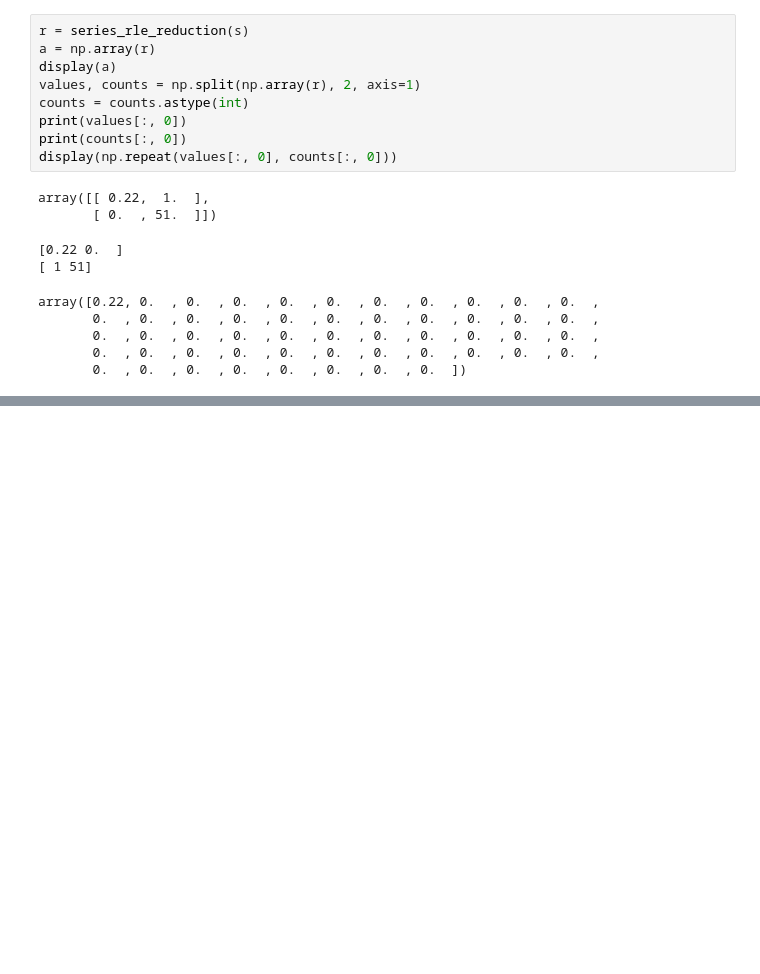
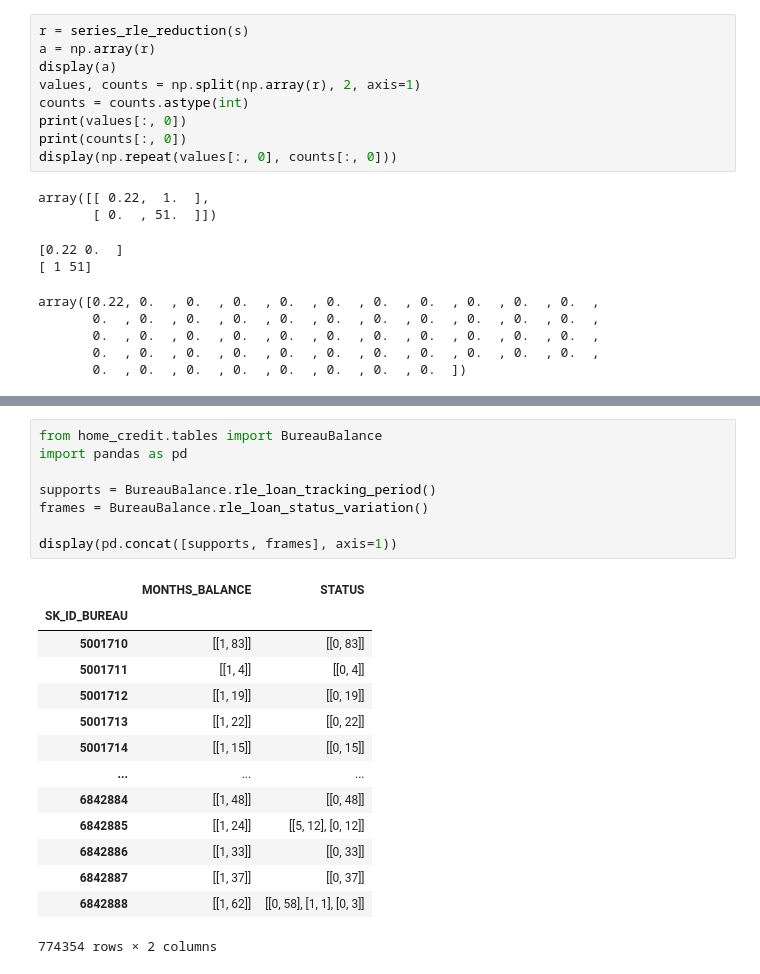
Before and after one commit to Franck-PepperLabs/pepper_credit_scoring_tool, a Jupyter notebook: notebooks/_lib/pepper/rle.ipynb, the cells around one changed output, grey strips where cells are left out. Drawn from its saved outputs; the diff is of its cells as text; blank space fills up the shorter version.

```diff
--- a/notebooks/_lib/pepper/rle.ipynb
+++ b/notebooks/_lib/pepper/rle.ipynb
@@ -377,0 +661,23 @@ print(result_values)
+# %%
+from home_credit.tables import BureauBalance
+import pandas as pd
+
+supports = BureauBalance.rle_loan_tracking_period()
+frames = BureauBalance.rle_loan_status_variation()
+
+display(pd.concat([supports, frames], axis=1))
+# %% [output]
+|  | MONTHS_BALANCE | STATUS |
+| SK_ID_BUREAU |  |  |
+| 5001710 | [[1, 83]] | [[0, 83]] |
+| 5001711 | [[1, 4]] | [[0, 4]] |
+| 5001712 | [[1, 19]] | [[0, 19]] |
+| 5001713 | [[1, 22]] | [[0, 22]] |
+| 5001714 | [[1, 15]] | [[0, 15]] |
+| ... | ... | ... |
+| 6842884 | [[1, 48]] | [[0, 48]] |
+| 6842885 | [[1, 24]] | [[5, 12], [0, 12]] |
+| 6842886 | [[1, 33]] | [[0, 33]] |
+| 6842887 | [[1, 37]] | [[0, 37]] |
+| 6842888 | [[1, 62]] | [[0, 58], [1, 1], [0, 3]] |
+774354 rows × 2 columns
```
Also changed, not shown: parts of 79 cells of this notebook, 4 other files.
